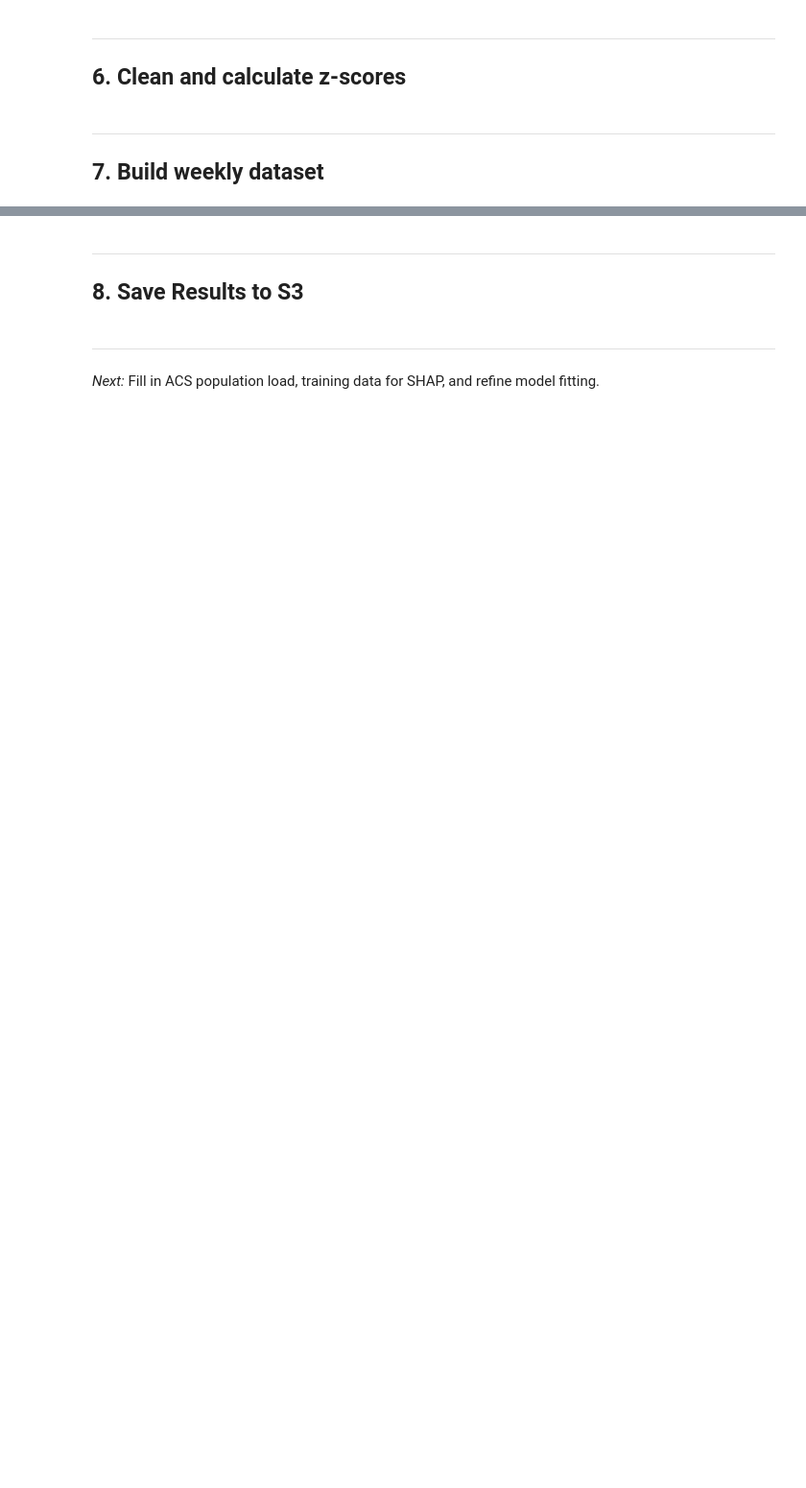
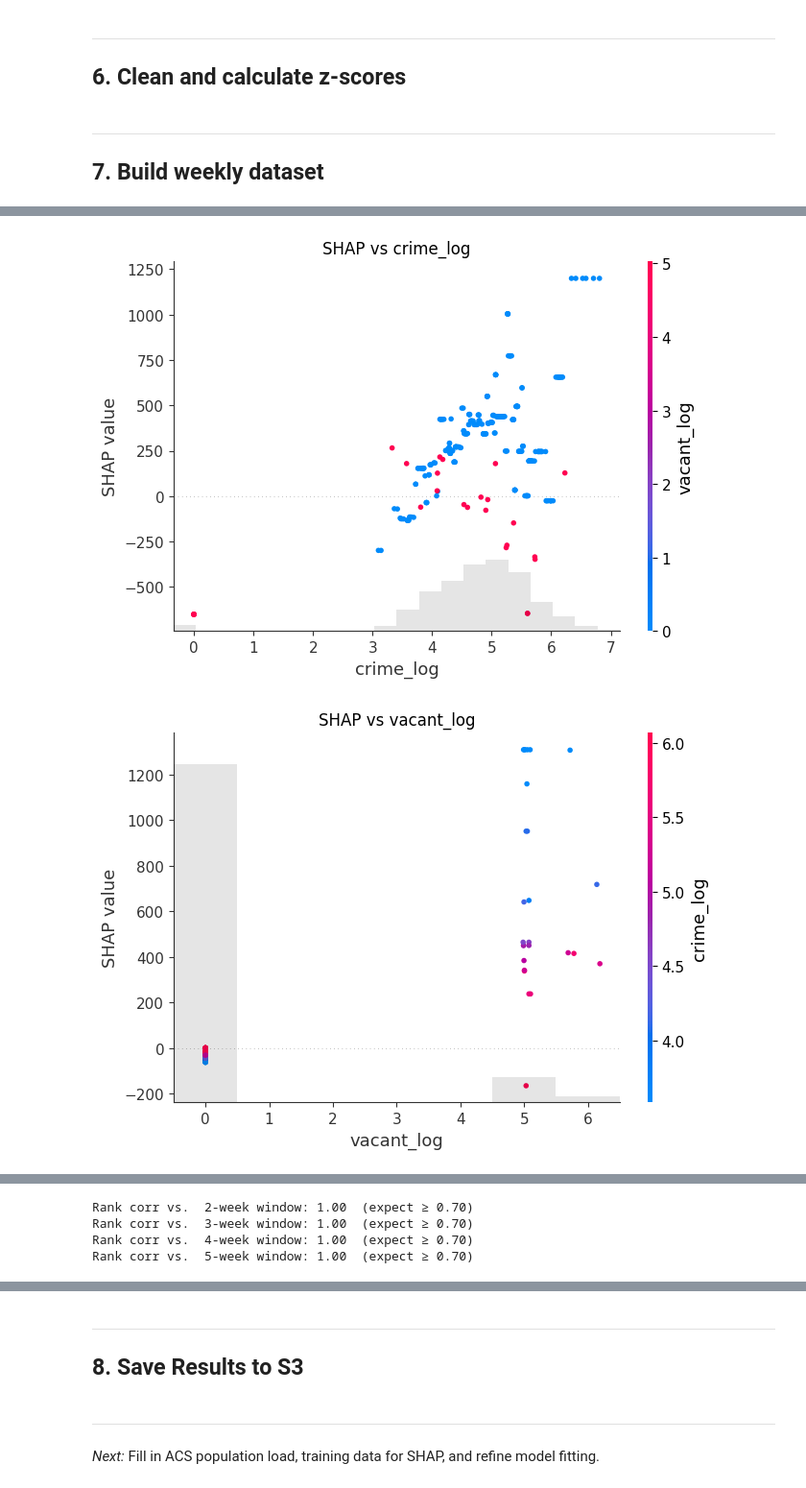
Before and after one commit to colinspear/civic-pulse-rochester, a Jupyter notebook: notebooks/pulse_score.ipynb, the cells around one changed output, grey strips where cells are left out. Shown at 96% size. Saved outputs shown, nothing was run; the diff lists cells and outputs as text; code cells hidden in the pictures; blank space fills up the shorter version.

```diff
--- a/notebooks/pulse_score.ipynb
+++ b/notebooks/pulse_score.ipynb
@@ -294,0 +417,17 @@ array([[-6.14082149e+01, -4.66870159e+00,  0.00000000e+00,
+# %%
+
+# 7. Direction sanity (scatter) ------------------------------------
+for feat in feature_cols:
+    disp = shap.plots.scatter(
+        shap_values[:, feature_cols.index(feat)],
+        color=shap_values,
+        show=False
+    )
+    plt.title(f"SHAP vs {feat}")
+    plt.xlabel(feat); plt.ylabel("SHAP value")
+    plt.show()
+    # Eyeball: monotone trend (upwards for risk-raising features).
+    # U-shapes or clouds → clipping / transformation needed.
+# %% [output]
+[figure, added]
+[figure, added]
@@ -294,0 +436,29 @@ array([[-6.14082149e+01, -4.66870159e+00,  0.00000000e+00,
+# %%
+
+# 8. Stability across cut-offs ------------------------------------
+from scipy.stats import spearmanr
+
+# baseline ranking: mean(|SHAP|) on the main test set
+rank0 = pd.Series(np.abs(shap_values.values).mean(0),
+                  index=feature_cols).rank()
+
+cutoff_max = weekly_full["week"].max()
+
+for w in range(2, 6):      # 2- to 5-week hold-out slices
+    cut = cutoff_max - pd.Timedelta(weeks=w)
+    subset = weekly_full[weekly_full.week >= cut][feature_cols]
+
+    if subset.empty:
+        continue           # nothing to compare
+
+    shap_subset = explainer(subset.values, check_additivity=False)
+    rank_w = pd.Series(np.abs(shap_subset.values).mean(0),
+                       index=feature_cols).rank()
+
+    rho = spearmanr(rank0, rank_w).correlation
+    print(f"Rank corr vs. {w:>2}-week window: {rho:.2f}  (expect ≥ 0.70)")
+# %% [output]
+Rank corr vs.  2-week window: 1.00  (expect ≥ 0.70)
+Rank corr vs.  3-week window: 1.00  (expect ≥ 0.70)
+Rank corr vs.  4-week window: 1.00  (expect ≥ 0.70)
+Rank corr vs.  5-week window: 1.00  (expect ≥ 0.70)
```
Also changed, not shown: parts of 32 cells of this notebook, 1 other file.
